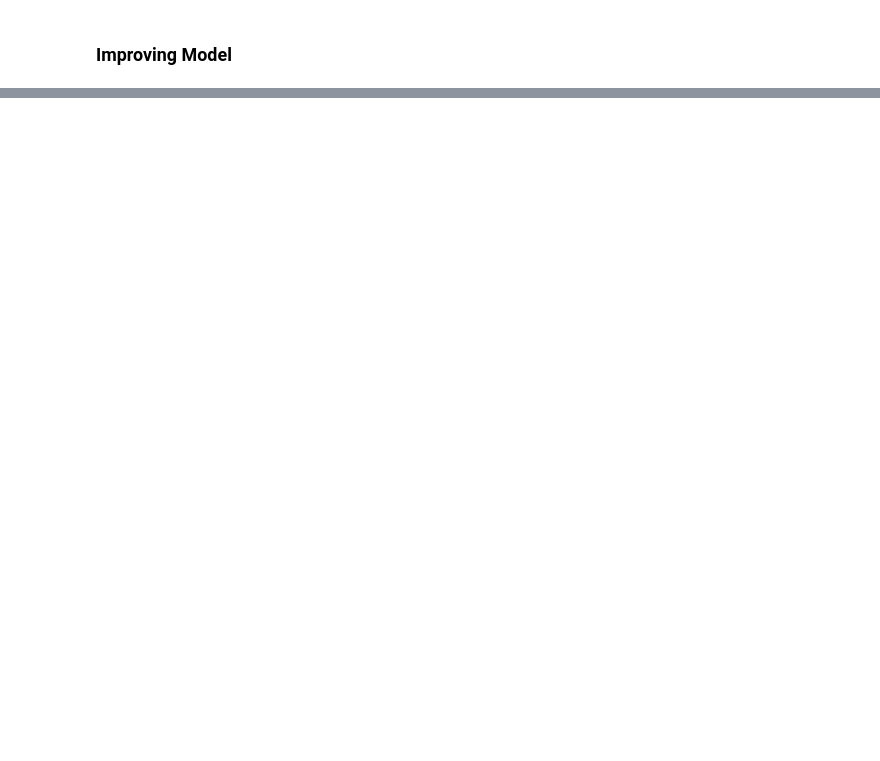
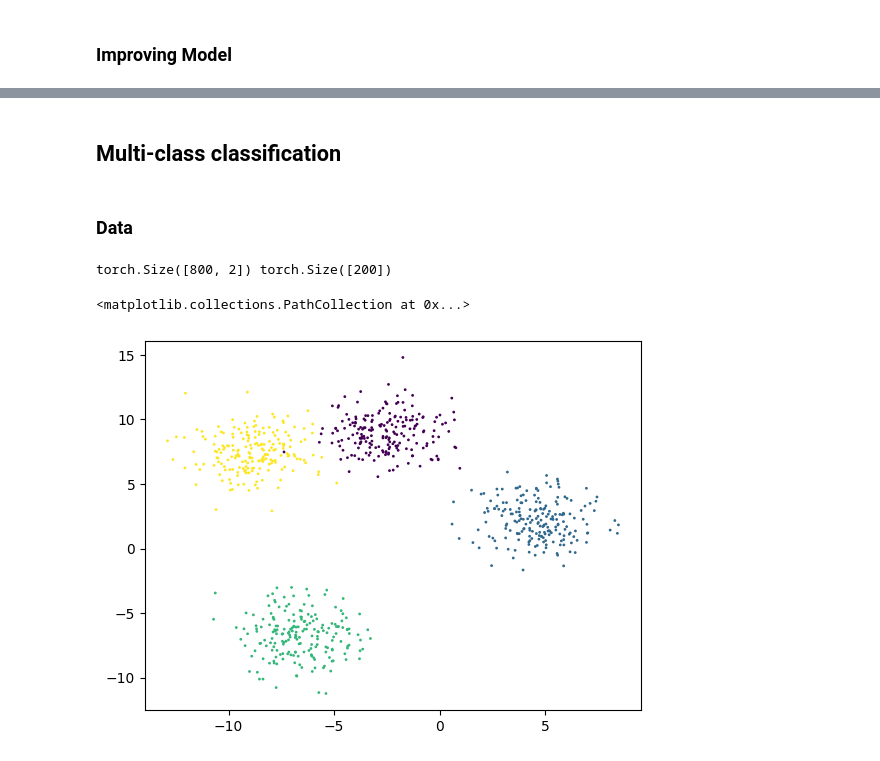
Before and after one commit to Vidhate/learn-pytorch, a Jupyter notebook: 02_Classification.ipynb, the cells around one changed output, grey strips where cells are left out. Saved outputs shown, nothing was run; the diff lists cells and outputs as text; code cells hidden in the pictures; blank space fills up the shorter version.

```diff
--- a/02_Classification.ipynb
+++ b/02_Classification.ipynb
@@ -211,0 +296,24 @@ plot_decision_boundary(model0, X_train, y_train)
+# %% [markdown]
+## Multi-class classification
+# %% [markdown]
+### Data
+# %%
+from sklearn.datasets import make_blobs
+
+RANDOM_SEED = 42
+NUM_CLASSES = 4
+NUM_FEATURES = 2
+
+X_blob, y_blob = make_blobs(n_samples=1000, n_features=NUM_FEATURES, centers=NUM_CLASSES,
+                            cluster_std=1.5, random_state=RANDOM_SEED)
+
+X_blob, y_blob = torch.from_numpy(X_blob).type(torch.float), torch.from_numpy(y_blob).type(torch.LongTensor)
+
+X_blob_train, X_blob_test, y_blob_train, y_blob_test = train_test_split(X_blob, y_blob, test_size=0.2)
+print(X_blob_train.shape, y_blob_test.shape)
+
+plt.scatter(x=X_blob_train[:,0], y=X_blob_train[:,1], c=y_blob_train, s=1)
+# %% [output]
+torch.Size([800, 2]) torch.Size([200])
+<matplotlib.collections.PathCollection at 0x...>
+[figure, added]
```
Also changed, not shown: parts of 20 cells of this notebook.
